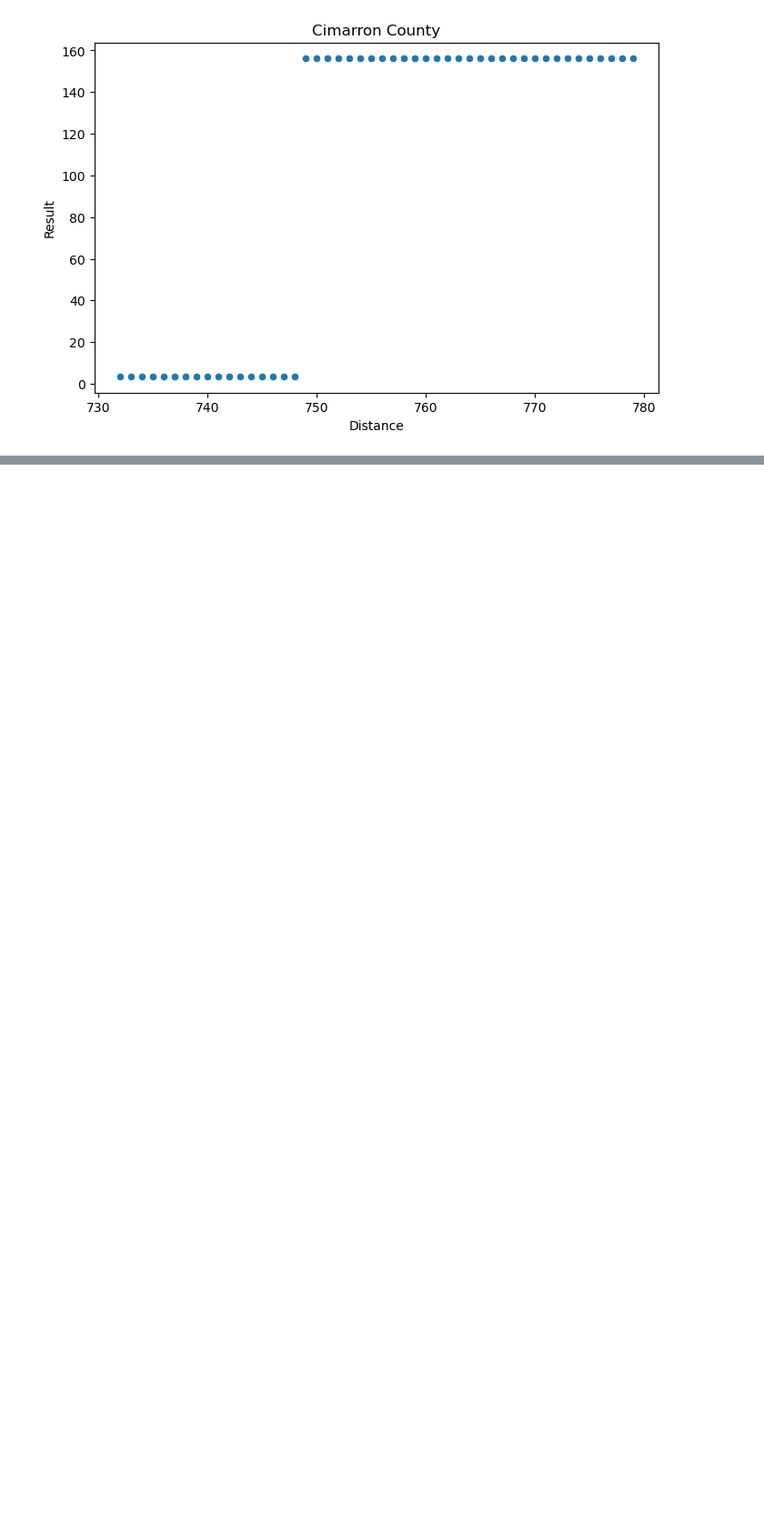
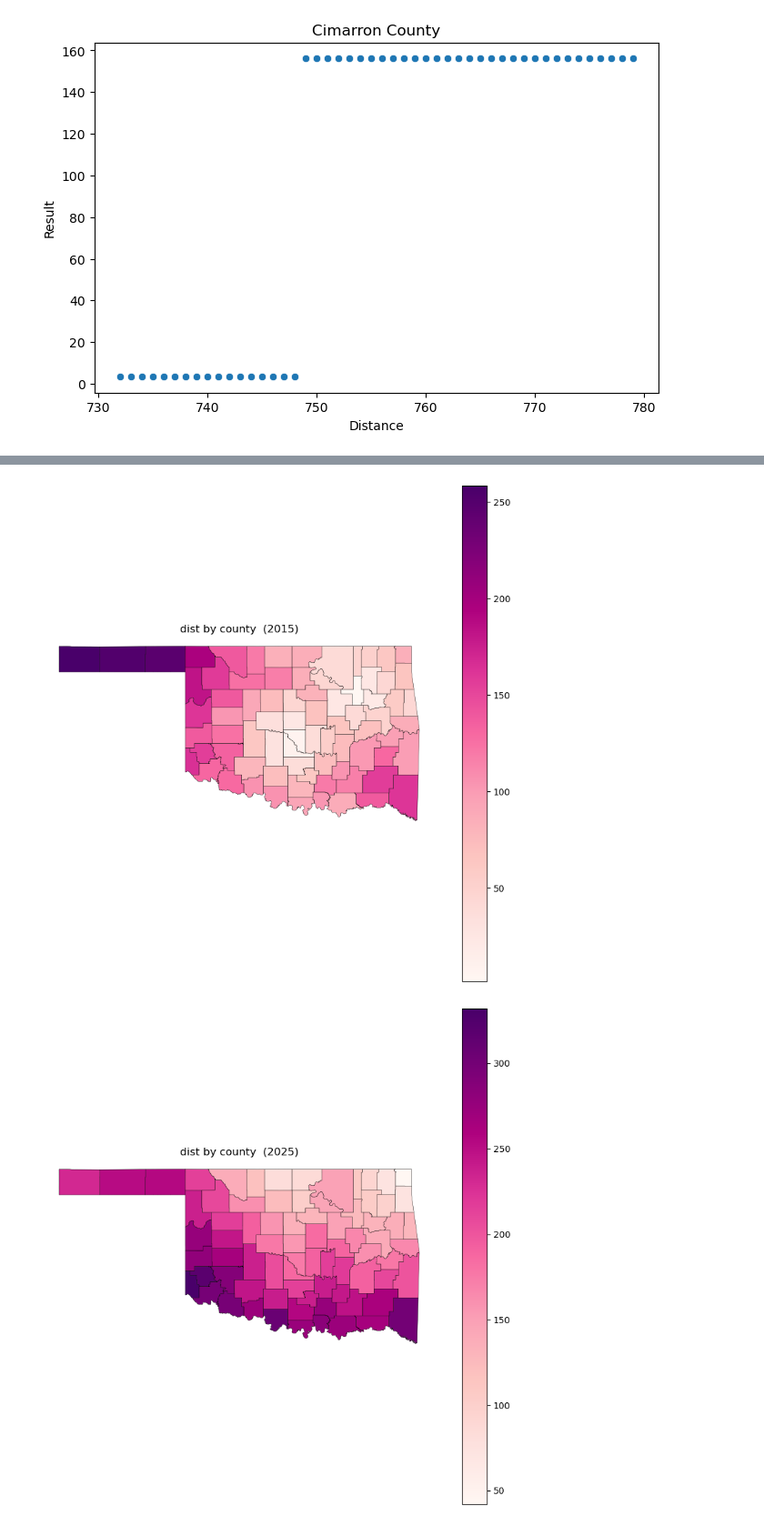
Before and after one commit to ravram193/oklahoma_gendered_mortality, a Jupyter notebook: code/02_eda_sanya.ipynb, the cells around one changed output, grey strips where cells are left out. Shown at 91% size. Cells and saved outputs as stored; diff of their text form; code cells hidden in the pictures; blank space fills up the shorter version.

```diff
--- a/code/02_eda_sanya.ipynb
+++ b/code/02_eda_sanya.ipynb
@@ -131,0 +269,67 @@ cim.sort_values('year')
+# %%
+import pandas as pd
+import geopandas as gpd
+import matplotlib.pyplot as plt
+
+# If you DON'T already have counties_gdf, uncomment this once:
+# counties_gdf = gpd.read_file(
+#     "https://www2.census.gov/geo/tiger/TIGER2024/COUNTY/tl_2024_us_county.zip"
+# )
+
+def plot_oklahoma_max_distance(year):
+    """
+    Choropleth of max distance_origintodest by origin_fips_code
+    for Oklahoma counties in a given year.
+    """
+
+    # Filter to Oklahoma (FIPS starts with '40') and the chosen year
+    ok_year = df[
+        df["origin_fips_code"].astype(str).str.zfill(5).str.startswith("40") &
+        (df["year"] == year)
+    ].copy()
+
+    # Standardize FIPS as 5-digit strings
+    ok_year["origin_fips_str"] = ok_year["origin_fips_code"].astype(str).str.zfill(5)
+
+    # Max distance per county
+    max_dist = (
+        ok_year
+        .groupby("origin_fips_str")["distance_origintodest"]
+        .max()
+        .reset_index(name="max_dist")
+    )
+
+    # Oklahoma counties from shapefile
+    ok_counties = counties_gdf[counties_gdf["STATEFP"] == "40"].copy()
+
+    # Merge data with geometry
+    ok_map = ok_counties.merge(
+        max_dist,
+        left_on="GEOID",          # shapefile FIPS
+        right_on="origin_fips_str",
+        how="left"
+    )
+
+    # Plot
+    fig, ax = plt.subplots(figsize=(8, 8))
+    ok_map.plot(
+        column="max_dist",
+        cmap="RdPu",
+        legend=True,
+        edgecolor="black",
+        linewidth=0.3,
+        missing_kwds={"color": "lightgrey", "edgecolor": "black", "label": "No data"},
+        ax=ax
+    )
+    ax.set_title(f"dist by county  ({year})")
+    ax.axis("off")
+    plt.tight_layout()
+    plt.show()
+
+
+# 👉 Your requested maps:
+plot_oklahoma_max_distance(2015)
+plot_oklahoma_max_distance(2025)
+# %% [output]
+[figure, added]
+[figure, added]
```
Also changed, not shown: parts of 22 cells of this notebook, 1 other file.
